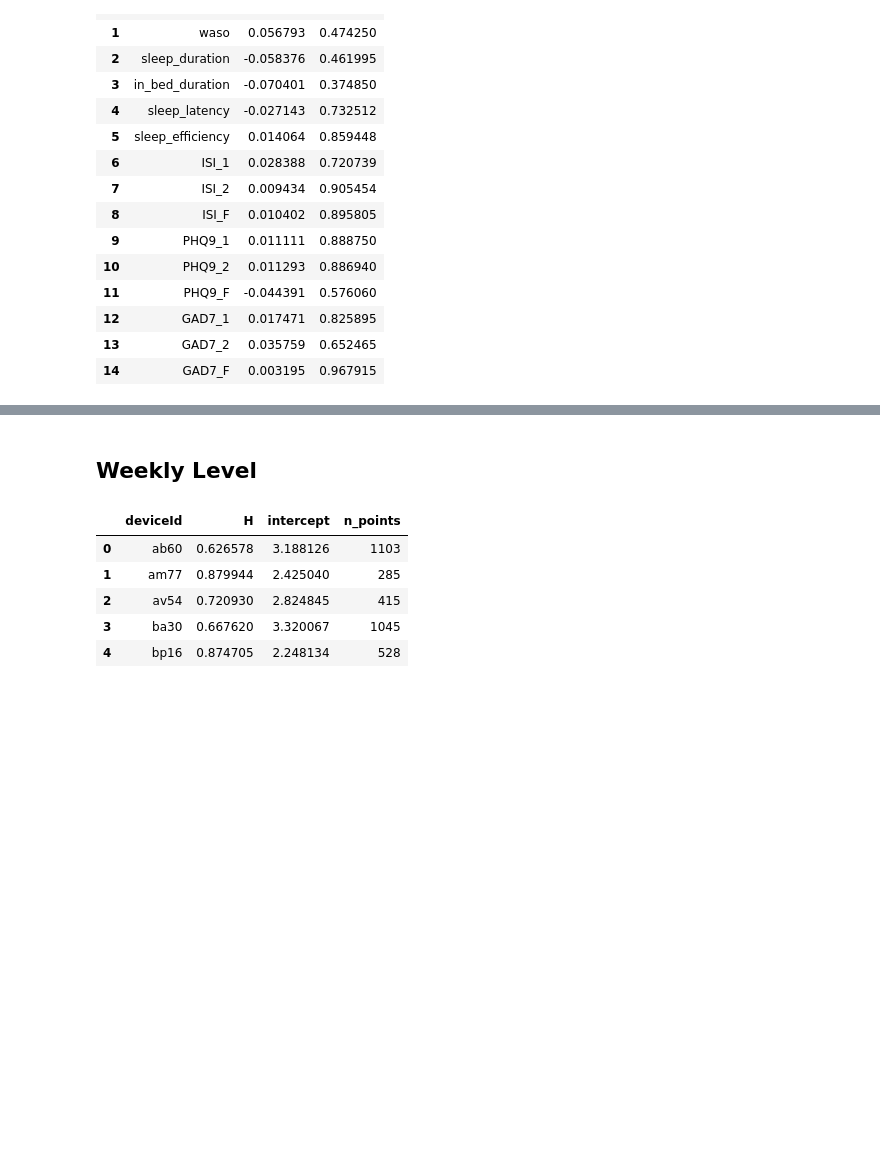
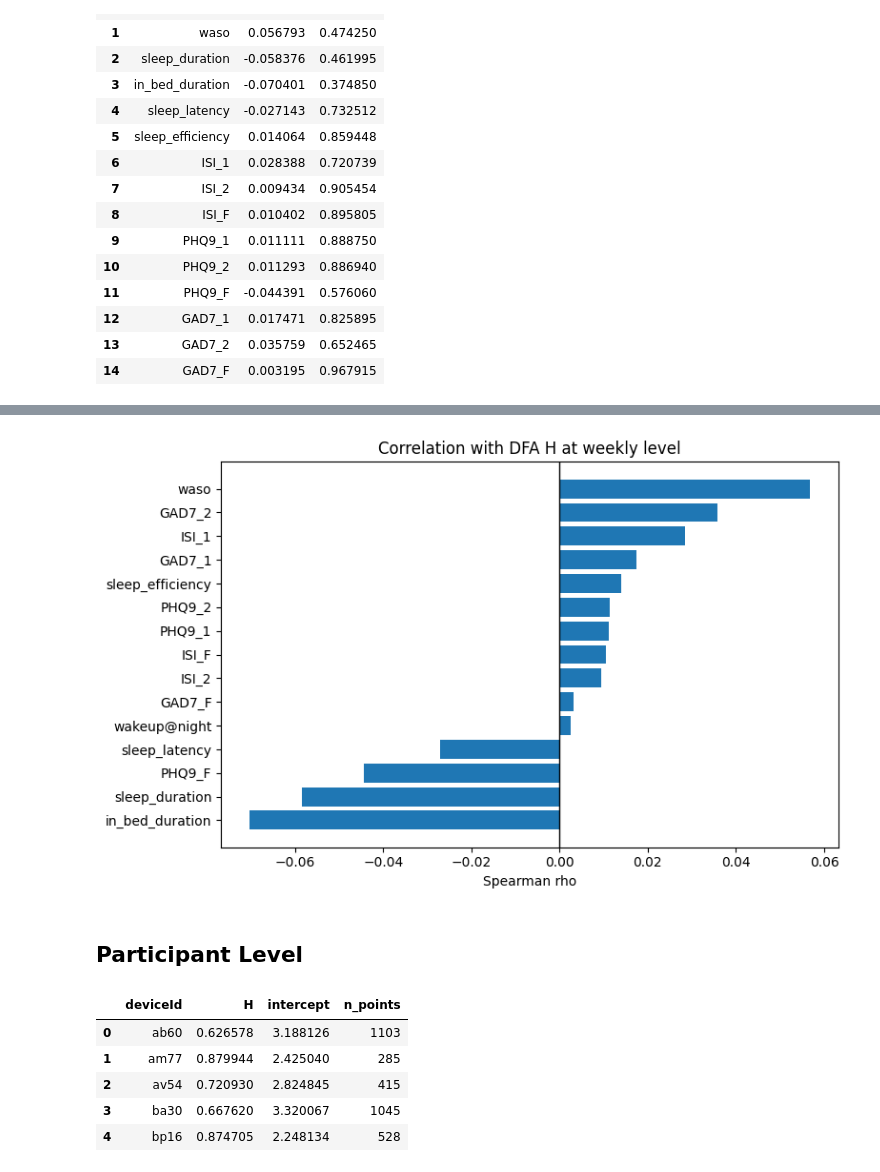
Before and after one commit to nachodll/complex_systems, a Jupyter notebook: fractal_analysis.ipynb, the cells around one changed output, grey strips where cells are left out. Cells and saved outputs as stored; diff of their text form; code cells hidden in the pictures; blank space fills up the shorter version.

```diff
--- a/fractal_analysis.ipynb
+++ b/fractal_analysis.ipynb
@@ -165,5 +181,19 @@ df_correlation
+# %%
+# Plot the correlation with H
+plot_df = df_correlation.sort_values("rho", ascending=True)
+
+plt.figure(figsize=(8, 5))
+plt.barh(plot_df["variable"], plot_df["rho"])
+plt.axvline(0, color="black", linewidth=1)
+plt.xlabel("Spearman rho")
+plt.ylabel("")
+plt.title("Correlation with DFA H at weekly level")
+plt.tight_layout()
+plt.show()
+# %% [output]
+[figure, added]
 # %% [markdown]
-## Weekly Level
+## Participant Level
 # %%
 # Compute DFA per deviceId
 df_shf = sensor_hrv_filtered.copy()
```
Also changed, not shown: parts of 6 cells of this notebook, 4 other files.
